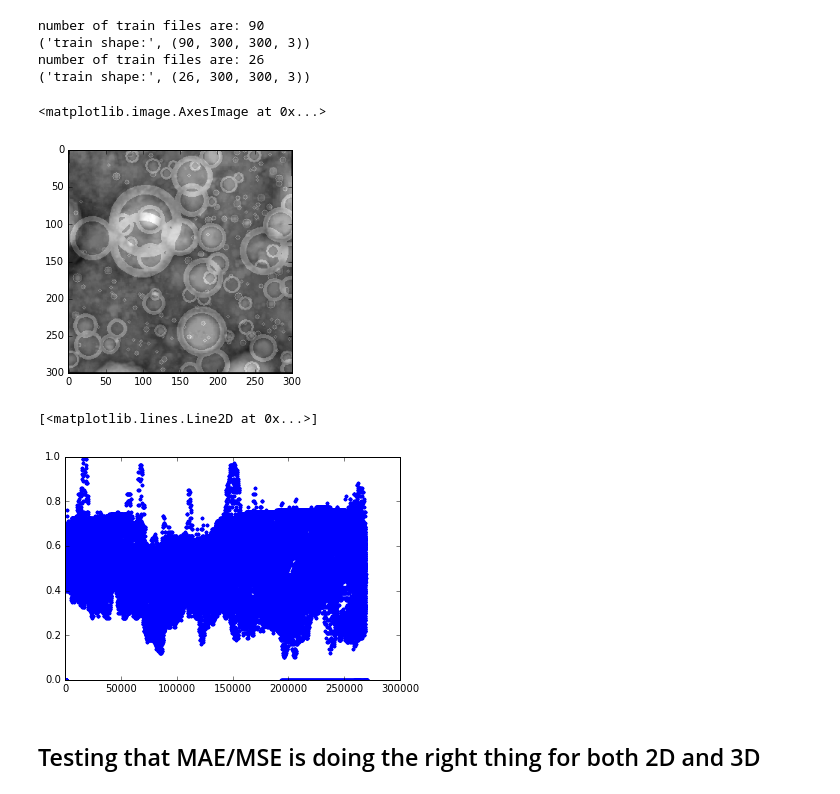
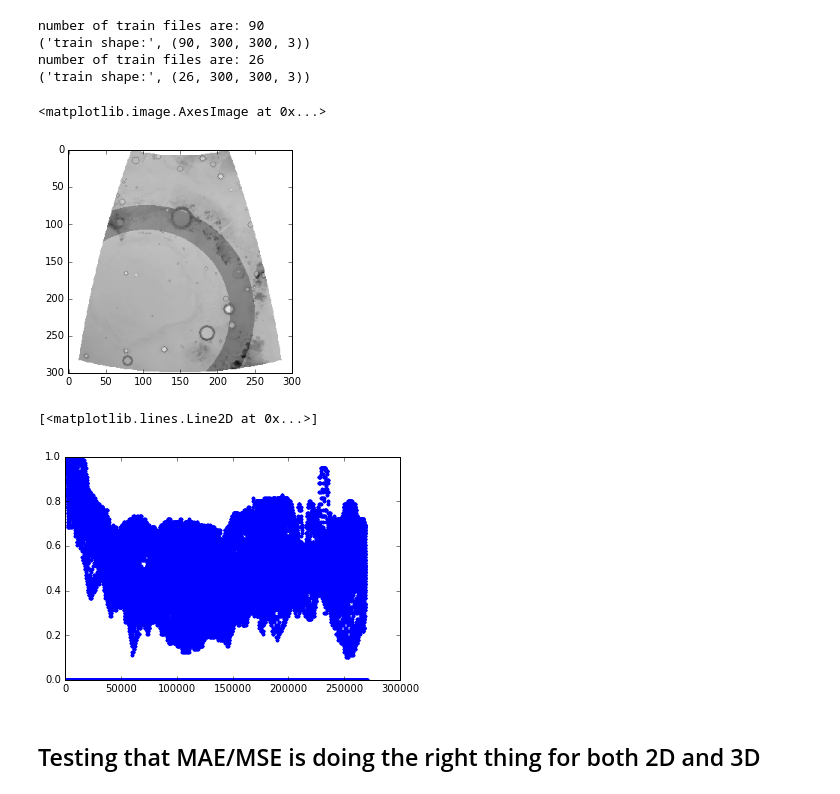
Before and after one commit to silburt/moon-craters, a Jupyter notebook: Mask_generator_analysis_ari.ipynb, the cells around one changed output. Saved outputs shown, nothing was run; the diff lists cells and outputs as text; code cells hidden in the pictures.

```diff
--- a/Mask_generator_analysis_ari.ipynb
+++ b/Mask_generator_analysis_ari.ipynb
@@ -34,7 +34,7 @@ def load_data(path, data_type, img_width, img_height):
         img = get_im_cv2(fl,img_width,img_height) / 255.
 
         #experimenting with bigger contrast
-        img[img > 0.] = 1. - img[img > 0.]
+        #img[img > 0.] = 1. - img[img > 0.]
         minn, maxx = np.min(img[img>0]), np.max(img[img>0])
         low, hi = 0.1, 1
         img[img>0] = low + (img[img>0] - minn)*(hi - low)/(maxx - minn)
@@ -43,9 +43,9 @@ def load_data(path, data_type, img_width, img_height):
 
         csv = pd.read_csv('%s.csv'%fl.split('.png')[0])
         csv.drop( np.where(csv["Diameter (pix)"] < minpix)[0], inplace=True )
-        #target = mdm.make_mask(csv, img, binary=True, truncate=True, rings=True)
+        target = mdm.make_mask(csv, img, binary=True, truncate=True, rings=True)
         #target = mdm.make_circlering_mask(csv, img, binary=True, truncate=True)
-        target = mdm.make_mask(csv, img, binary=True, rings=True, ringwidth=2, truncate=True)
+        #target = mdm.make_mask(csv, img, binary=True, rings=True, ringwidth=2, truncate=True)
         y.append(target)
     return  X, y, X_id
 
@@ -82,15 +85,15 @@ number of train files are: 26
 # %%
-i=2
-plt.imshow(test_data[i], origin='upper', cmap="Greys_r")
-plt.imshow(test_target[i].reshape(300,300), origin='upper', cmap="Greys_r", alpha=0.2)
+i=7
+plt.imshow(train_data[i], origin='upper')
+plt.imshow(train_target[i].reshape(300,300), origin='upper', cmap="Greys_r", alpha=0.2)
 # %% [output]
 <matplotlib.image.AxesImage at 0x...>
-[figure, old version]
+[figure, new version]
 # %%
-plt.plot(test_data[i].reshape(300*300*3,1), '.', label='ground truth pixel values')
+plt.plot(train_data[i].reshape(300*300*3,1), '.', label='ground truth pixel values')
 # %% [output]
 [<matplotlib.lines.Line2D at 0x...>]
-[figure, old version]
+[figure, new version]
 # %% [markdown]
 ## Testing that MAE/MSE is doing the right thing for both 2D and 3D
 # %%
```
Also changed, not shown: parts of 6 cells of this notebook, 1 other file.
